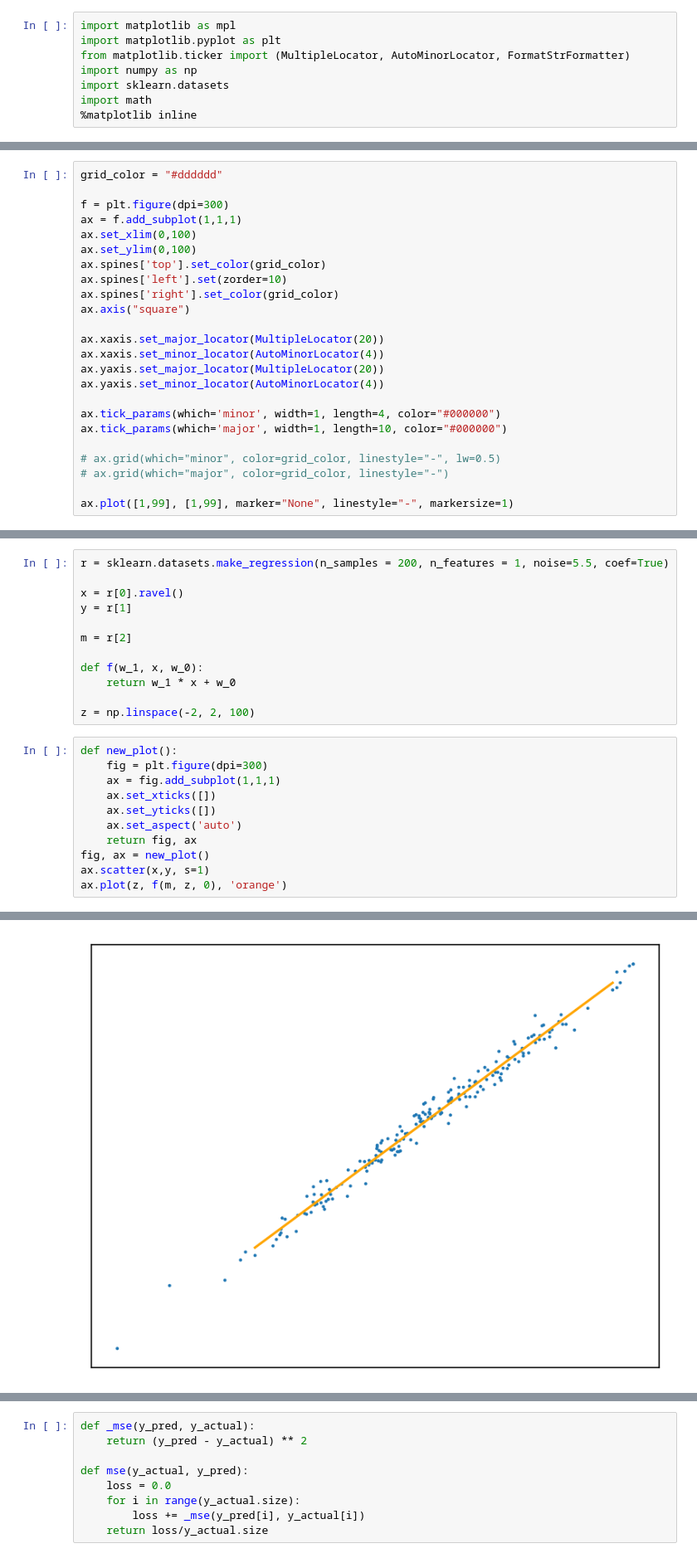
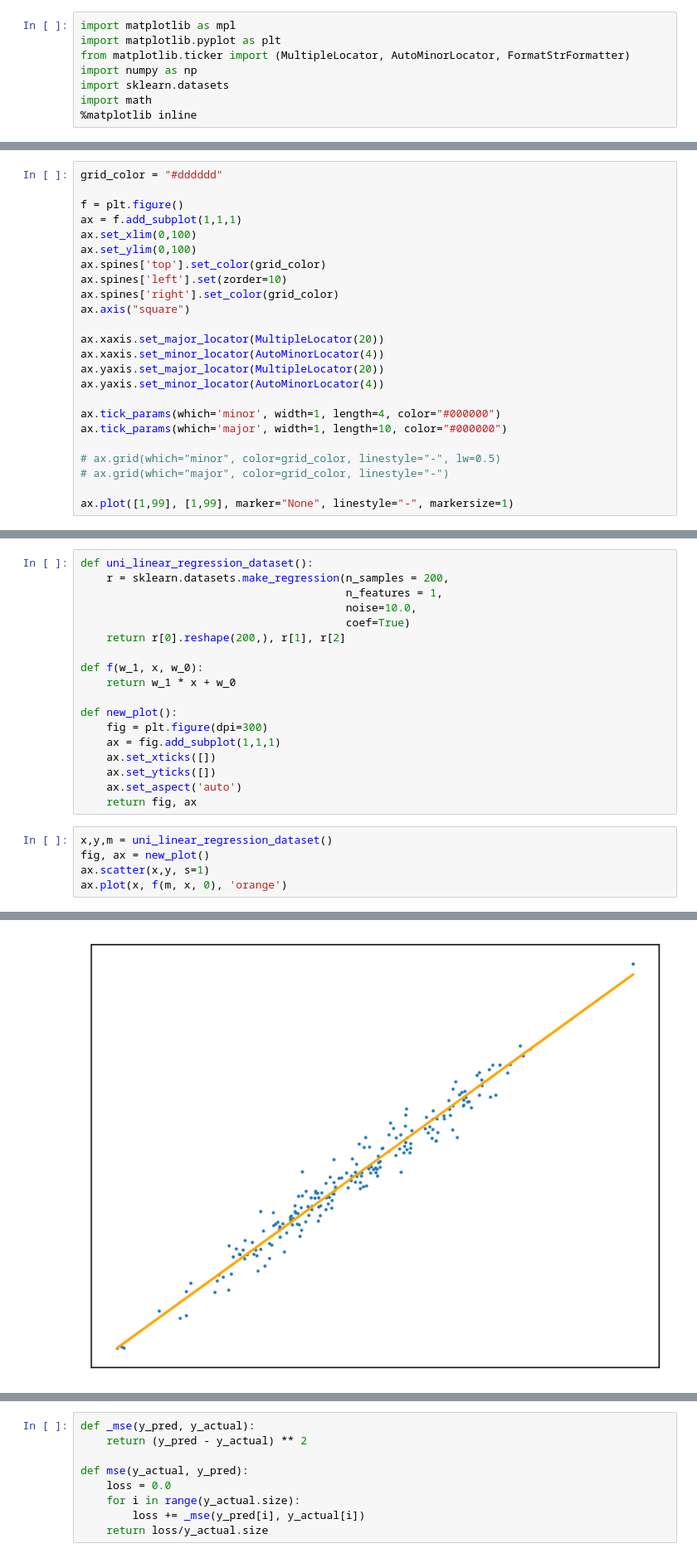
Before and after one commit to alexanderneville/MLAI_notebooks, a Jupyter notebook: regression.ipynb, the cells around one changed output, grey strips where cells are left out. Shown: that part at 83% size. Drawn from its saved outputs; the diff is of its cells as text.

```diff
--- a/regression.ipynb
+++ b/regression.ipynb
@@ -30,7 +30,7 @@ Create a nice looking plot to test that the notebook is set up properly.
 # %%
 grid_color = "#dddddd"
 
-f = plt.figure(dpi=300)
+f = plt.figure()
 ax = f.add_subplot(1,1,1)
 ax.set_xlim(0,100)
 ax.set_ylim(0,100)
@@ -61,29 +61,29 @@ Use the `make_regression` function of scikit learn to generate a sample dataset
 # %%
-r = sklearn.datasets.make_regression(n_samples = 200, n_features = 1, noise=5.5, coef=True)
-
-x = r[0].ravel()
-y = r[1]
-
-m = r[2]
+def uni_linear_regression_dataset():
+    r = sklearn.datasets.make_regression(n_samples = 200,
+                                         n_features = 1,
+                                         noise=10.0,
+                                         coef=True)
+    return r[0].reshape(200,), r[1], r[2]
 
 def f(w_1, x, w_0):
     return w_1 * x + w_0
 
-z = np.linspace(-2, 2, 100)
+def new_plot():
+    fig = plt.figure(dpi=300)
+    ax = fig.add_subplot(1,1,1)
+    ax.set_xticks([])
+    ax.set_yticks([])
+    ax.set_aspect('auto')
+    return fig, ax
 # %%
-def new_plot():
-    fig = plt.figure(dpi=300)
-    ax = fig.add_subplot(1,1,1)
-    ax.set_xticks([])
-    ax.set_yticks([])
-    ax.set_aspect('auto')
-    return fig, ax
+x,y,m = uni_linear_regression_dataset()
 fig, ax = new_plot()
 ax.scatter(x,y, s=1)
-ax.plot(z, f(m, z, 0), 'orange')
+ax.plot(x, f(m, x, 0), 'orange')
 # %% [output]
 [<matplotlib.lines.Line2D at 0x...>]
-[figure, old version]
+[figure, new version]
 # %% [markdown]
 ## Linear Regression
 
```
Also changed, not shown: parts of 20 cells of this notebook.
